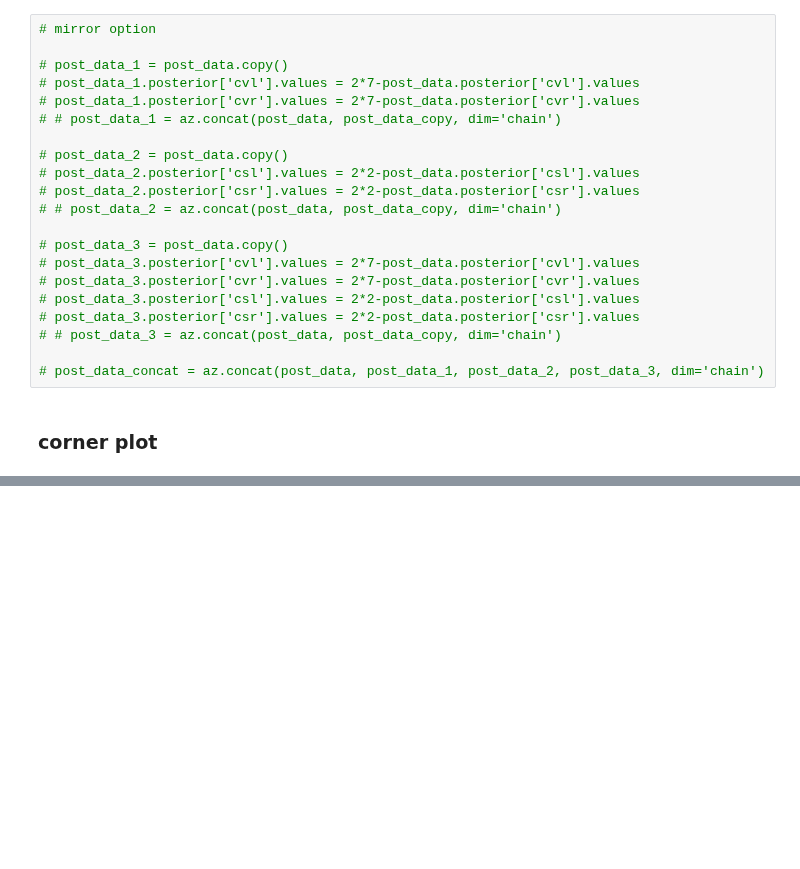
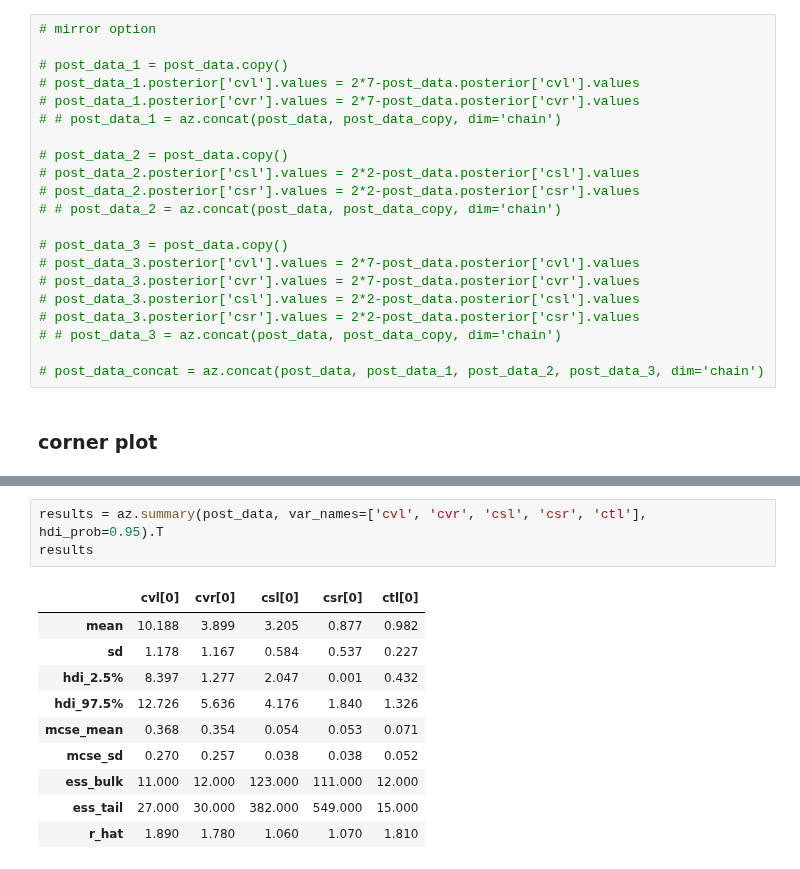
Before and after one commit to lorenzennio/redist, a Jupyter notebook: examples/combination/combination_plot_samples.ipynb, the cells around one changed output, grey strips where cells are left out. Drawn from its saved outputs; the diff is of its cells as text; blank space fills up the shorter version.

```diff
--- a/examples/combination/combination_plot_samples.ipynb
+++ b/examples/combination/combination_plot_samples.ipynb
@@ -178,0 +181,14 @@ plt.show()
+# %%
+results = az.summary(post_data, var_names=['cvl', 'cvr', 'csl', 'csr', 'ctl'], hdi_prob=0.95).T
+results
+# %% [output]
+|  | cvl[0] | cvr[0] | csl[0] | csr[0] | ctl[0] |
+| mean | 10.188 | 3.899 | 3.205 | 0.877 | 0.982 |
+| sd | 1.178 | 1.167 | 0.584 | 0.537 | 0.227 |
+| hdi_2.5% | 8.397 | 1.277 | 2.047 | 0.001 | 0.432 |
+| hdi_97.5% | 12.726 | 5.636 | 4.176 | 1.840 | 1.326 |
+| mcse_mean | 0.368 | 0.354 | 0.054 | 0.053 | 0.071 |
+| mcse_sd | 0.270 | 0.257 | 0.038 | 0.038 | 0.052 |
+| ess_bulk | 11.000 | 12.000 | 123.000 | 111.000 | 12.000 |
+| ess_tail | 27.000 | 30.000 | 382.000 | 549.000 | 15.000 |
+| r_hat | 1.890 | 1.780 | 1.060 | 1.070 | 1.810 |
```
Also changed, not shown: parts of 8 cells of this notebook, 1 other file.
